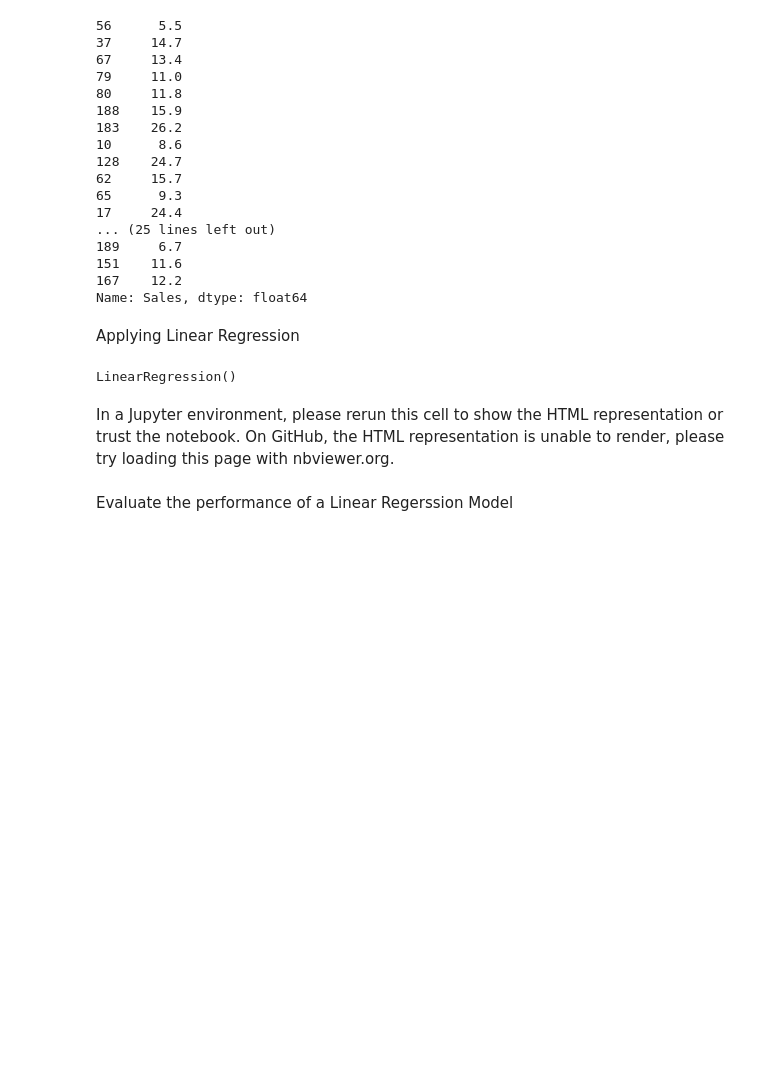
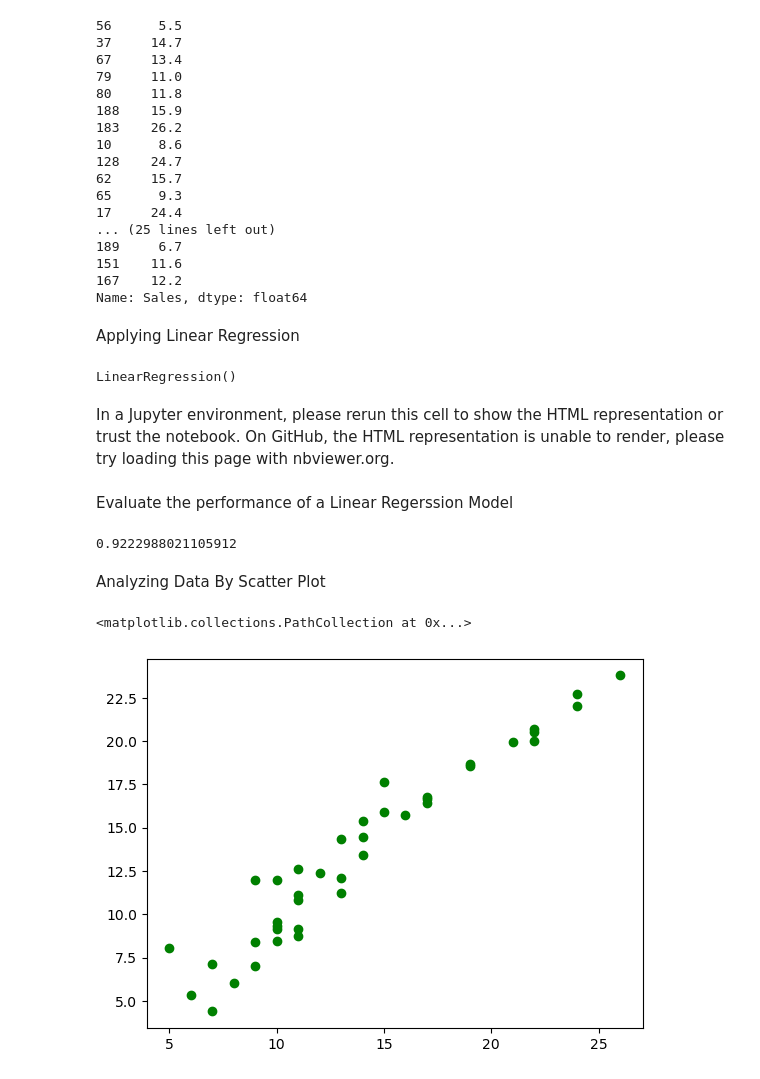
Before and after one commit to shalupatidar22/Oasis-Infobyte-, a Jupyter notebook: Task 3 Sales Prediction using Python.ipynb, the cells around one changed output. Saved outputs shown, nothing was run; the diff lists cells and outputs as text; code cells hidden in the pictures; blank space fills up the shorter version.

```diff
--- a/Task 3 Sales Prediction using Python.ipynb
+++ b/Task 3 Sales Prediction using Python.ipynb
@@ -220,0 +223,6 @@ Evaluate the performance of a Linear Regerssion Model
+# %%
+r2_score(y_test,y_pred)
+# %% [output]
+0.9222988021105912
+# %% [markdown]
+Analyzing Data By Scatter Plot
@@ -220,0 +231,5 @@ Evaluate the performance of a Linear Regerssion Model
+# %%
+plt.scatter(y_test,y_pred,c='g')
+# %% [output]
+<matplotlib.collections.PathCollection at 0x...>
+[figure, added]
```
Also changed, not shown: parts of 2 cells of this notebook.
